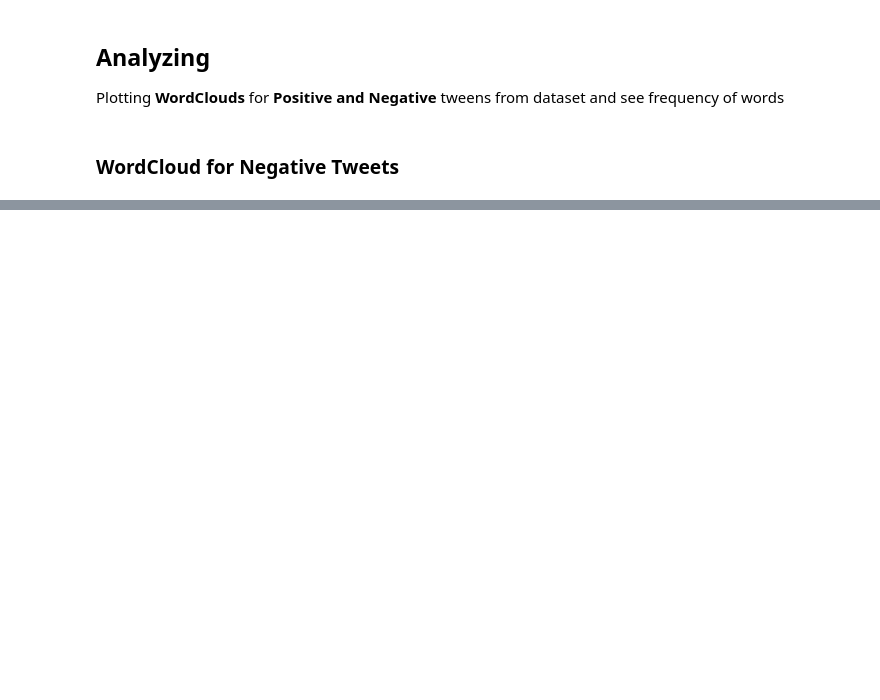
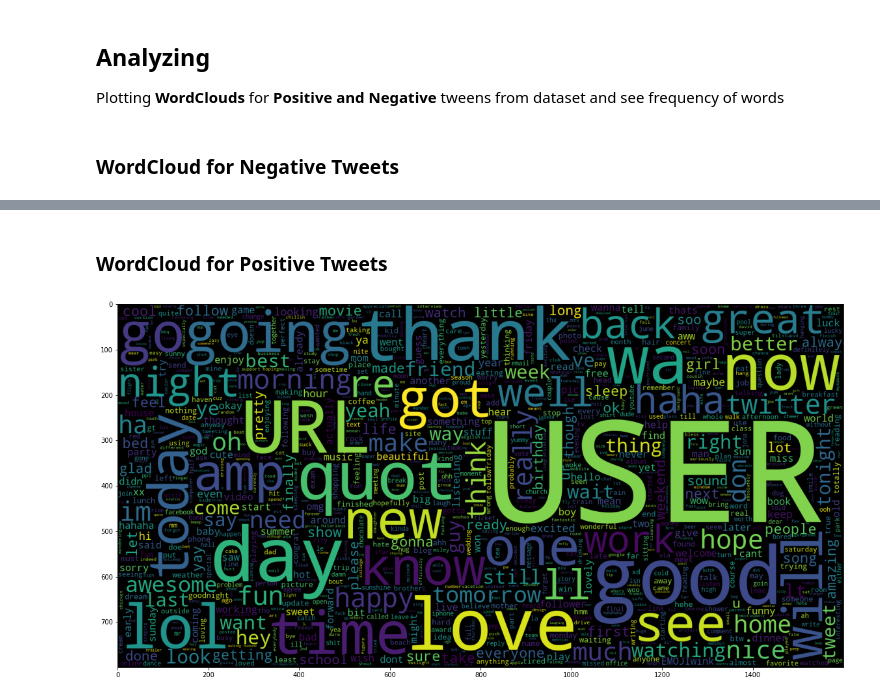
Before and after one commit to tech-david/sentiment_analysis, a Jupyter notebook: SentimentalAnalysis.ipynb, the cells around one changed output, grey strips where cells are left out. Drawn from its saved outputs; the diff is of its cells as text; code cells hidden in the pictures; blank space fills up the shorter version.

```diff
--- a/SentimentalAnalysis.ipynb
+++ b/SentimentalAnalysis.ipynb
@@ -191,0 +192,12 @@ plt.imshow(wc);
+# %% [markdown]
+### WordCloud for Positive Tweets
+# %%
+data_pos = processedtext[800000:]
+wc = WordCloud(max_words=1000,
+              width=1600,
+              height=800,
+              collocations=False).generate(" ".join(data_pos))
+plt.figure(figsize=(20,20))
+plt.imshow(wc);
+# %% [output]
+[figure, added]
```
Also changed, not shown: parts of 3 cells of this notebook.
